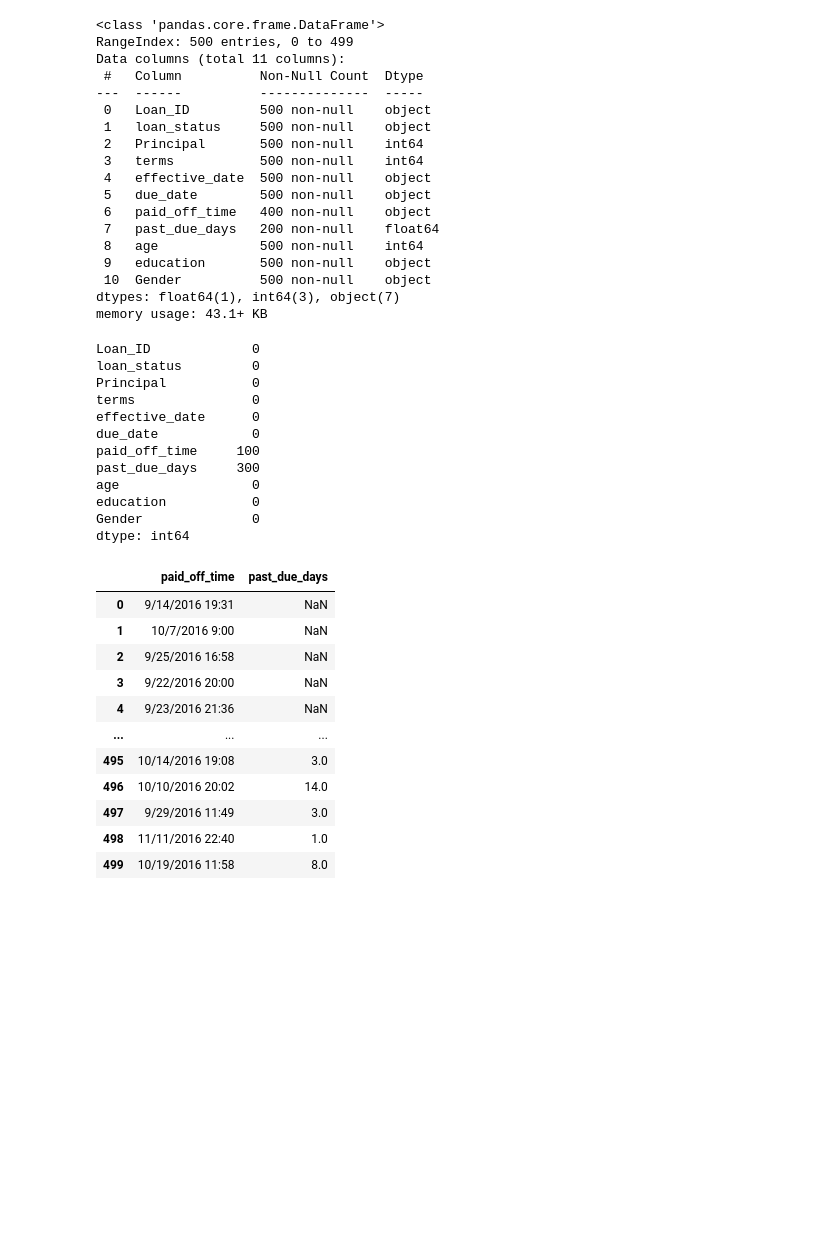
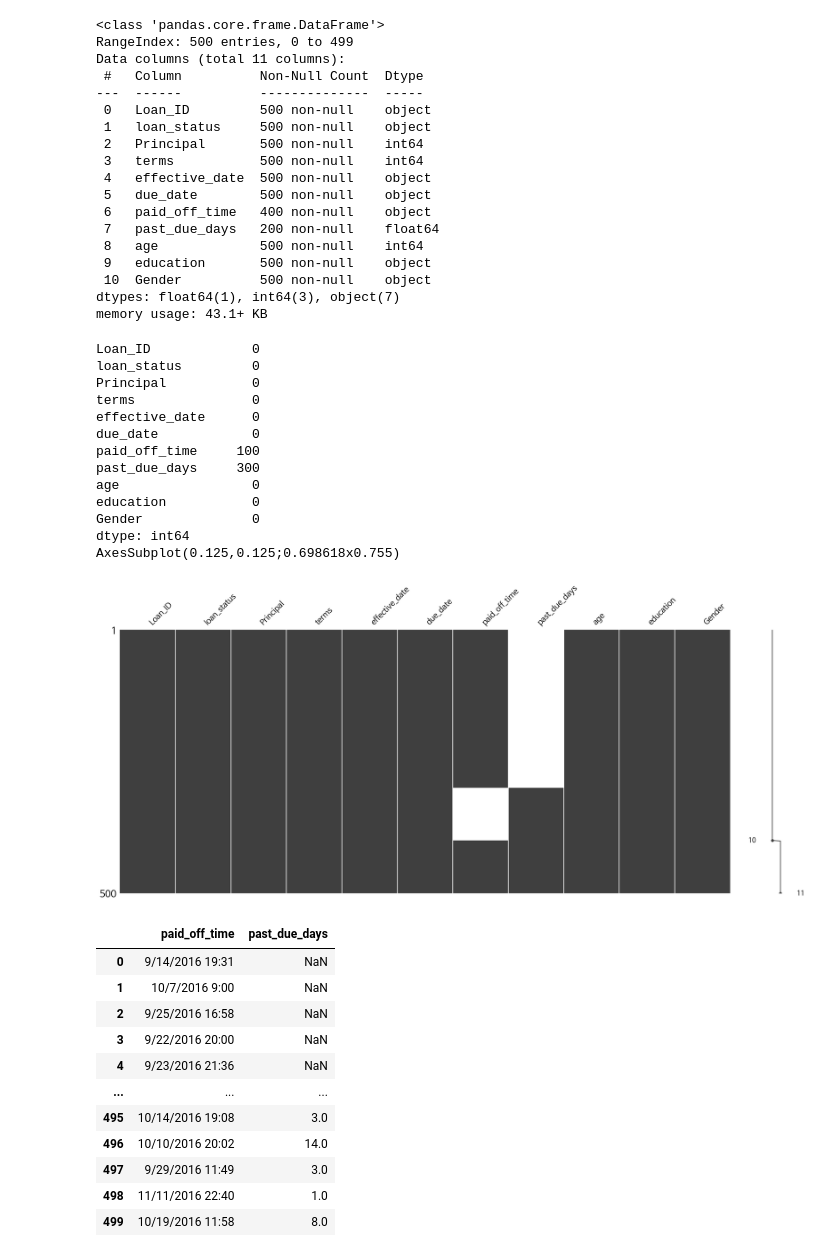
Before and after one commit to seonwoojh/KaggleStruggle, a Jupyter notebook: Kaggle_Loan_Data_Classification.ipynb, the cells around one changed output. Cells and saved outputs as stored; diff of their text form; code cells hidden in the pictures; blank space fills up the shorter version.

```diff
--- a/Kaggle_Loan_Data_Classification.ipynb
+++ b/Kaggle_Loan_Data_Classification.ipynb
@@ -67,20 +63,23 @@ dtypes: float64(1), int64(3), object(7)
 memory usage: 43.1+ KB
 # %%
 # 결측치 확인
-df.isnull().sum()
+print(df.isnull().sum())
+print(missingno.matrix(df))
 # %% [output]
 Loan_ID             0
 loan_status         0
 Principal           0
 terms               0
 effective_date      0
 due_date            0
 paid_off_time     100
 past_due_days     300
 age                 0
 education           0
 Gender              0
 dtype: int64
+AxesSubplot(0.125,0.125;0.698618x0.755)
+[figure, added]
 # %%
 # 결측치가 있는 컬럼 모아보기
 
```
Also changed, not shown: parts of 30 cells of this notebook.
